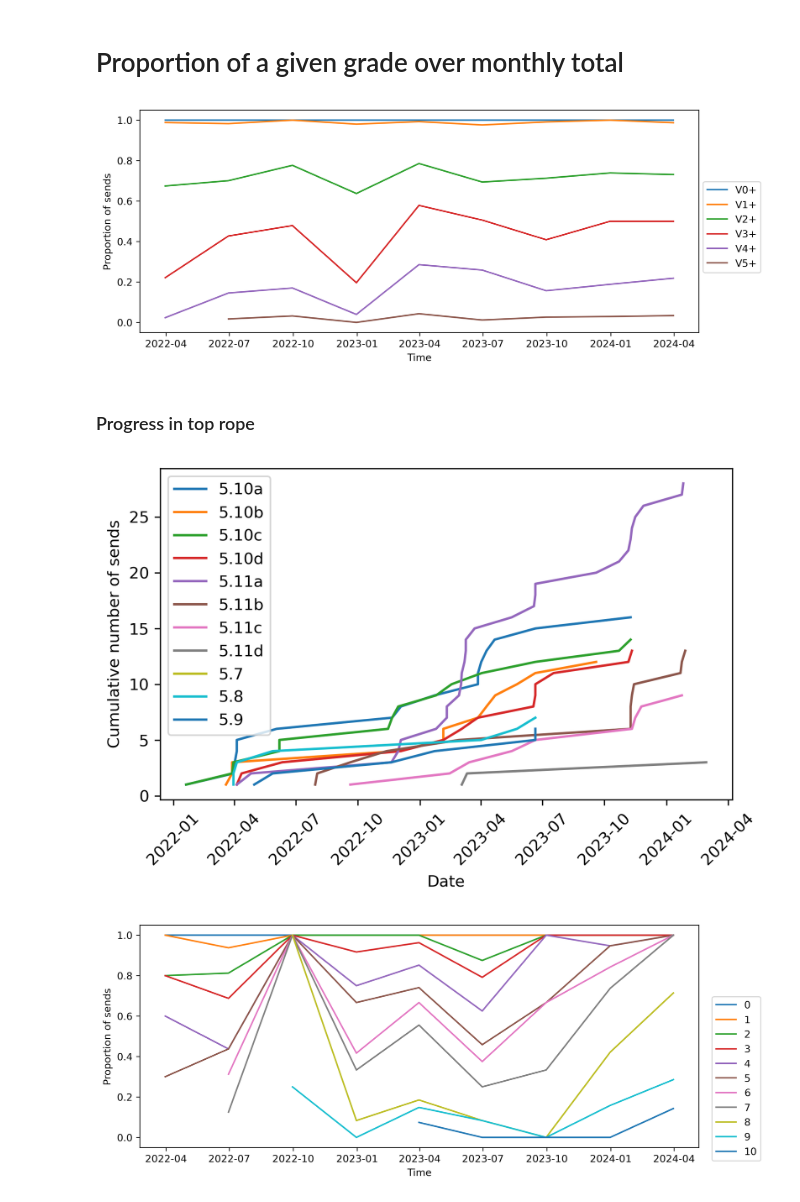
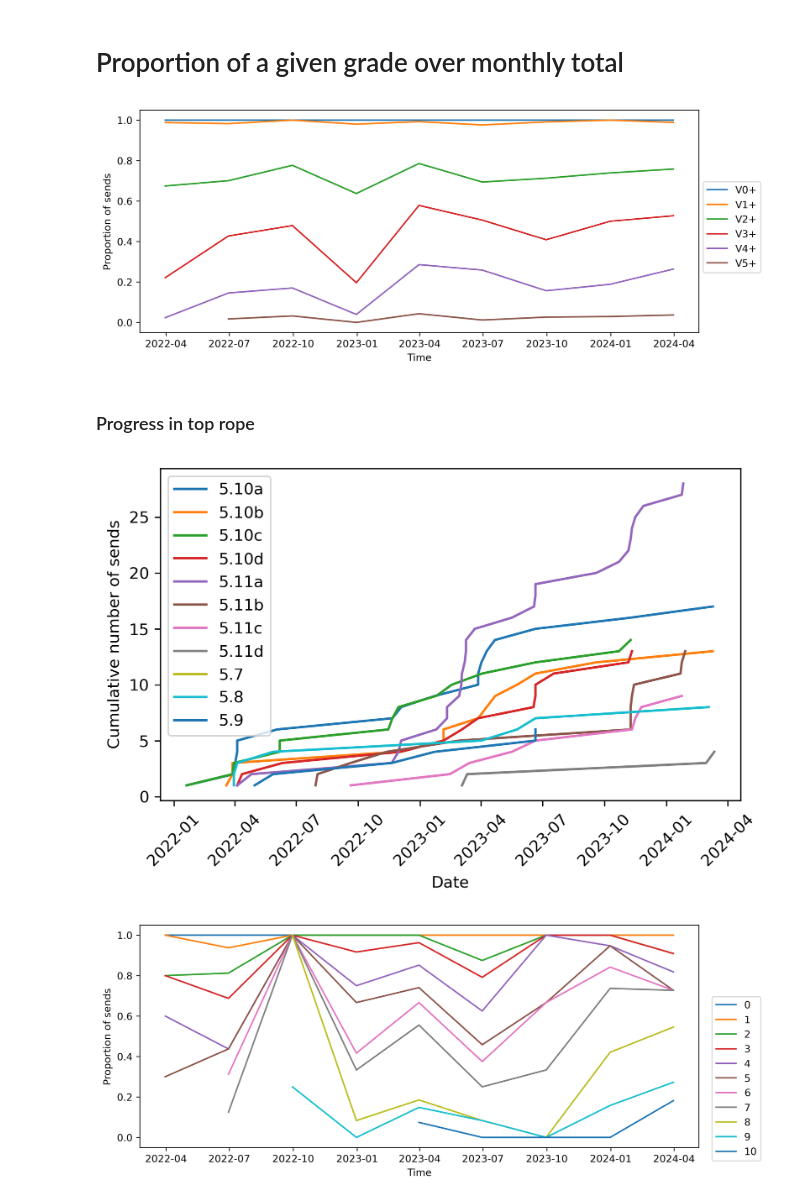
Before and after one commit to absrp/pinnacle_climbing_analysis, a Jupyter notebook: climb_data_analysis.ipynb, the cells around one changed output. Cells and saved outputs as stored; diff of their text form; code cells hidden in the pictures.

```diff
--- a/climb_data_analysis.ipynb
+++ b/climb_data_analysis.ipynb
@@ -9,8 +9,8 @@ warnings.filterwarnings("ignore")
 # %% [markdown]
 ### Load session and complete climb data
 # %%
-sessions = pd.read_csv('raw_data/5513-climb-session-export-2024-03-02T19-02-02.csv')
-climbs = pd.read_csv('raw_data/5513-climb-export-2024-03-02T19-02-02.csv')
+sessions = pd.read_csv('raw_data/5513-climb-session-export-2024-03-12T20-19-09.csv')
+climbs = pd.read_csv('raw_data/5513-climb-export-2024-03-12T20-19-09.csv')
 # %%
 climbs.head()
 # %% [output]
@@ -27,7 +27,7 @@ climbs.head()
 boulders = climbs[climbs['Discipline'] == 'Boulder']
 
 grouped_levels = {}
-for level, group in boulders.groupby('Level'):
+for level, group in boulders.groupby('Grade'):
     grouped_levels[level] = group
 
 sends = {}
@@ -76,7 +76,7 @@ sends['Time'] = pd.to_datetime(sends['Time'])
 sends.set_index('Time', inplace=True)
 
 grade_scale = {'VB': 1, 'V1': 2, 'V2': 3, 'V3': 4, 'V4': 5, 'V5': 6}
-sends['NumericLevel'] = sends['Level'].map(grade_scale)
+sends['NumericLevel'] = sends['Grade'].map(grade_scale)
 
 plt.figure(figsize=(10, 4), dpi=300)
 ax = plt.gca()
@@ -91,7 +91,7 @@ plt.xlabel('Time')
 plt.ylabel('Proportion of sends')
 plt.show()
 # %% [output]
-[figure, old version]
+[figure, new version]
 # %% [markdown]
 ### Progress in top rope
 # %%
@@ -99,7 +99,7 @@ plt.show()
 TR = climbs[climbs['Discipline'] == 'Top Rope']
 
 grouped_levels = {}
-for level, group in TR.groupby('Level'):
+for level, group in TR.groupby('Grade'):
     grouped_levels[level] = group
 
 sends = {}
@@ -122,26 +122,26 @@ plt.legend()
 plt.tight_layout()
 plt.show()
 # %% [output]
-[figure, old version]
+[figure, new version]
 # %%
 sends = TR[TR['Attempt'] == False]
 sends['Time'] = pd.to_datetime(sends['Time'])
 sends.set_index('Time', inplace=True)
 
 grade_scale = {'5.7': 1, '5.8': 2, '5.9': 3, '5.10a': 4, '5.10b': 5, '5.10c': 6, '5.10d': 7, '5.11a': 8, '5.11b': 9, '5.11c': 10, '5.11d': 11}
-sends['NumericLevel'] = sends['Level'].map(grade_scale)
+sends['NumericLevel'] = sends['Grade'].map(grade_scale)
 
 plt.figure(figsize=(10, 4), dpi=300)
 ax = plt.gca()
 
 for grade, numeric_value in grade_scale.items():
     if grade != 'V6':
         normalized_counts = normalize_counts_by_total(sends, numeric_value)
         line = ax.plot(normalized_counts.index, normalized_counts.values, label=f'{grade_scale[grade]-1}')[0]
 
 plt.legend(bbox_to_anchor=(1.12, 0.7), loc='upper right')
 plt.xlabel('Time')
 plt.ylabel('Proportion of sends')
 plt.show()
 # %% [output]
-[figure, old version]
+[figure, new version]
```
Also changed, not shown: parts of 2 cells of this notebook, 2 other files.
